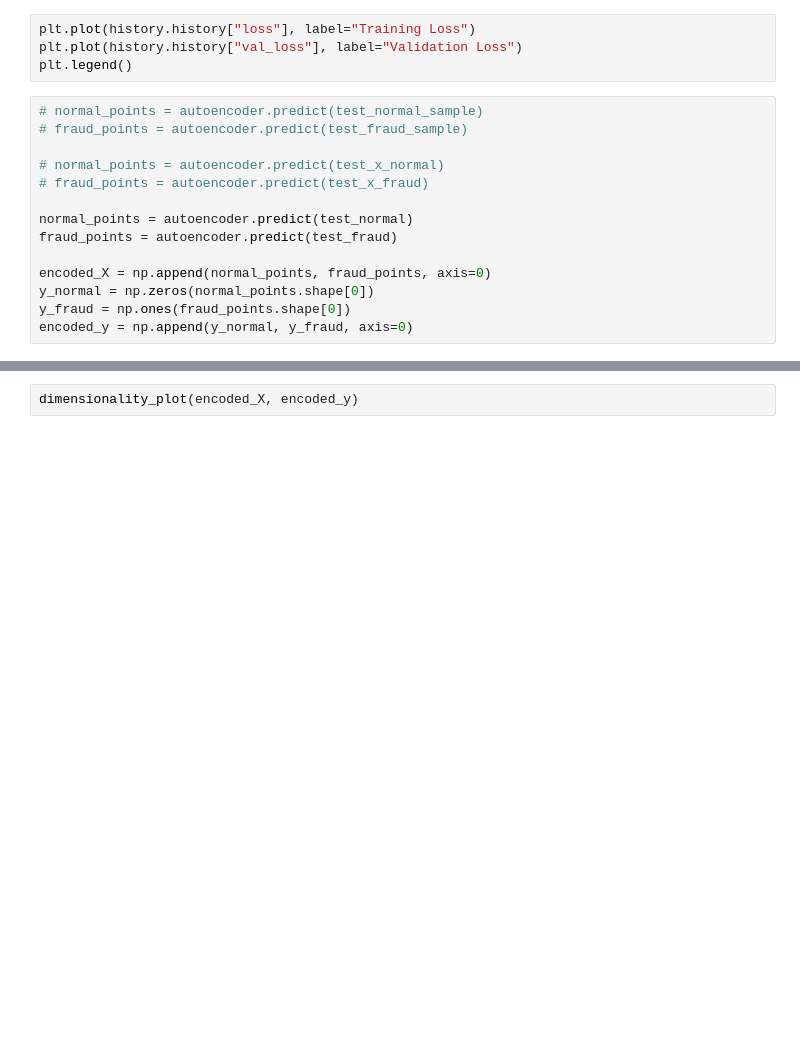
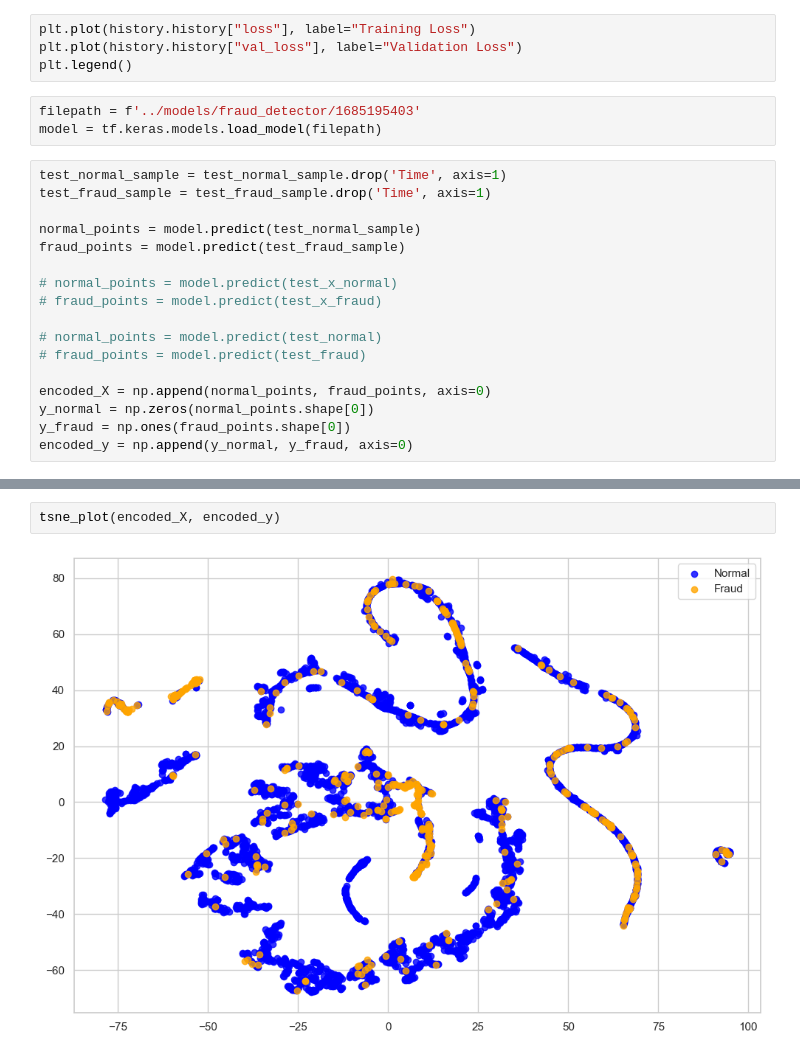
Before and after one commit to autrefois/SAD, a Jupyter notebook: train/train-tf.ipynb, the cells around one changed output, grey strips where cells are left out. Cells and saved outputs as stored; diff of their text form; blank space fills up the shorter version.

```diff
--- a/train/train-tf.ipynb
+++ b/train/train-tf.ipynb
@@ -193,15 +230,21 @@ history = autoencoder.fit(x=train_x, y=train_x, batch_size=hyperparams['batch_si
 plt.plot(history.history["loss"], label="Training Loss")
 plt.plot(history.history["val_loss"], label="Validation Loss")
 plt.legend()
+# %%
+filepath = f'../models/fraud_detector/1685195403'
+model = tf.keras.models.load_model(filepath)
 # %%
-# normal_points = autoencoder.predict(test_normal_sample)
-# fraud_points = autoencoder.predict(test_fraud_sample)
+test_normal_sample = test_normal_sample.drop('Time', axis=1)
+test_fraud_sample = test_fraud_sample.drop('Time', axis=1)
 
-# normal_points = autoencoder.predict(test_x_normal)
-# fraud_points = autoencoder.predict(test_x_fraud)
+normal_points = model.predict(test_normal_sample)
+fraud_points = model.predict(test_fraud_sample)
 
-normal_points = autoencoder.predict(test_normal)
-fraud_points = autoencoder.predict(test_fraud)
+# normal_points = model.predict(test_x_normal)
+# fraud_points = model.predict(test_x_fraud)
+
+# normal_points = model.predict(test_normal)
+# fraud_points = model.predict(test_fraud)
 
 encoded_X = np.append(normal_points, fraud_points, axis=0)
 y_normal = np.zeros(normal_points.shape[0])
@@ -210,3 +258,5 @@ encoded_y = np.append(y_normal, y_fraud, axis=0)
 # %%
-dimensionality_plot(encoded_X, encoded_y)
+tsne_plot(encoded_X, encoded_y)
+# %% [output]
+[figure, added]
 # %%
```
Also changed, not shown: parts of 27 cells of this notebook, 37 other files.
